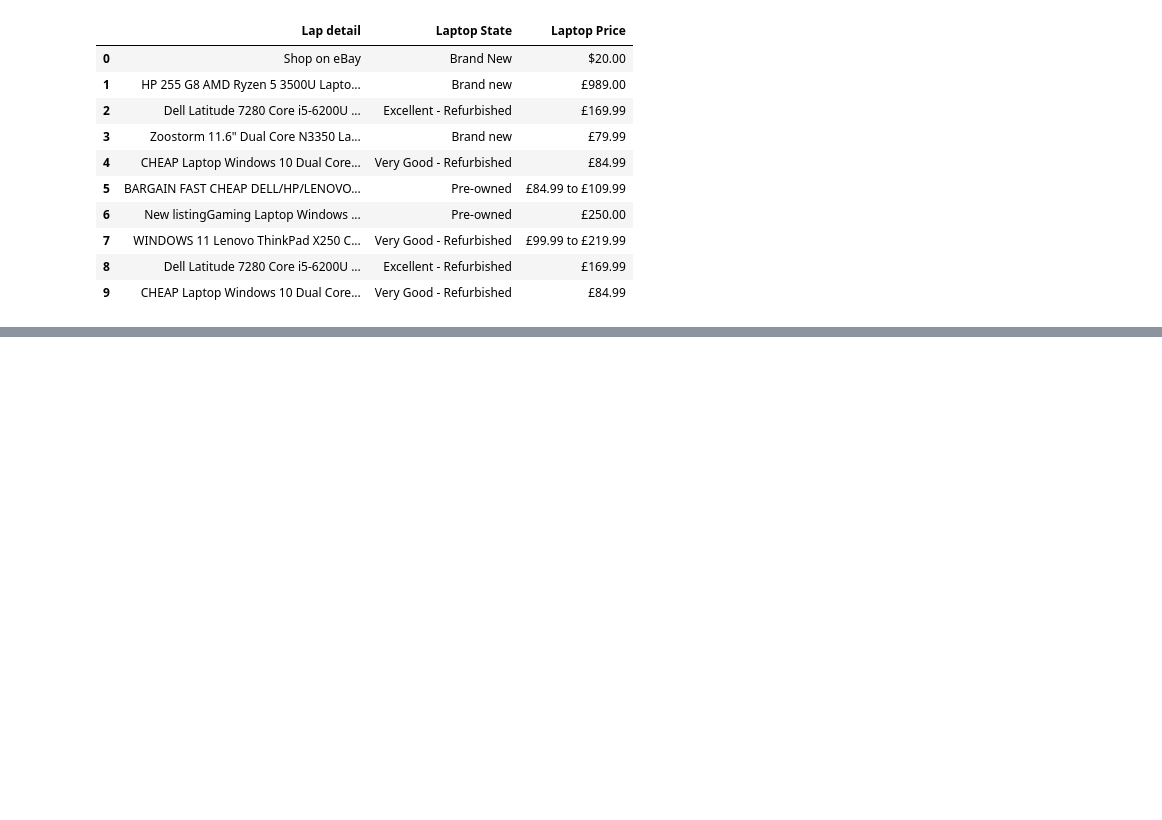
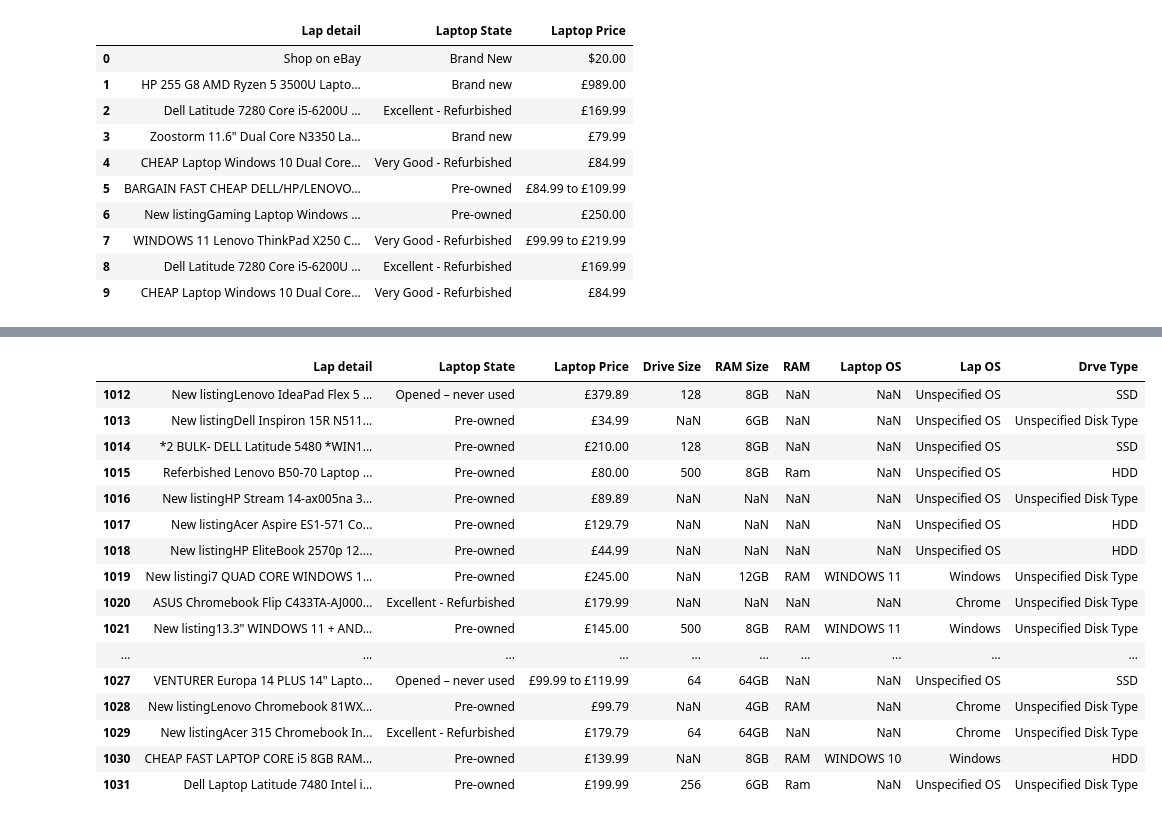
Before and after one commit to dekings44/ebay_product_price_analysis, a Jupyter notebook: main.ipynb, the cells around one changed output, grey strips where cells are left out. Drawn from its saved outputs; the diff is of its cells as text; code cells hidden in the pictures; blank space fills up the shorter version.

```diff
--- a/main.ipynb
+++ b/main.ipynb
@@ -38,0 +45,2 @@ data.head(10)
+# %%
+data['RAM'] = data['Lap detail'].str.extract(r'(RAM|Ram|ram)')
@@ -38,0 +61,2 @@ data.head(10)
+# %%
+data['RAM Size'] = data['Lap detail'].str.extract(r'(2GB|2gb|3GB|3gb|4GB|4gb|6GB|6gb|8GB|8gb|12GB|12gb|16GB|16gb|32GB|32gb|64GB|64gb)')
@@ -38,0 +93,20 @@ data.head(10)
+# %%
+data.tail(20)
+# %% [output]
+|  | Lap detail | Laptop State | Laptop Price | Drive Size | RAM Size | RAM | Laptop OS | Lap OS | Drve Type |
+| 1012 | New listingLenovo IdeaPad Flex 5 ... | Opened – never used | £379.89 | 128 | 8GB | NaN | NaN | Unspecified OS | SSD |
+| 1013 | New listingDell Inspiron 15R N511... | Pre-owned | £34.99 | NaN | 6GB | NaN | NaN | Unspecified OS | Unspecified Disk Type |
+| 1014 | *2 BULK- DELL Latitude 5480 *WIN1... | Pre-owned | £210.00 | 128 | 8GB | NaN | NaN | Unspecified OS | SSD |
+| 1015 | Referbished Lenovo B50-70 Laptop ... | Pre-owned | £80.00 | 500 | 8GB | Ram | NaN | Unspecified OS | HDD |
+| 1016 | New listingHP Stream 14-ax005na 3... | Pre-owned | £89.89 | NaN | NaN | NaN | NaN | Unspecified OS | Unspecified Disk Type |
+| 1017 | New listingAcer Aspire ES1-571 Co... | Pre-owned | £129.79 | NaN | NaN | NaN | NaN | Unspecified OS | HDD |
+| 1018 | New listingHP EliteBook 2570p 12.... | Pre-owned | £44.99 | NaN | NaN | NaN | NaN | Unspecified OS | HDD |
+| 1019 | New listingi7 QUAD CORE WINDOWS 1... | Pre-owned | £245.00 | NaN | 12GB | RAM | WINDOWS 11 | Windows | Unspecified Disk Type |
+| 1020 | ASUS Chromebook Flip C433TA-AJ000... | Excellent - Refurbished | £179.99 | NaN | NaN | NaN | NaN | Chrome | Unspecified Disk Type |
+| 1021 | New listing13.3" WINDOWS 11 + AND... | Pre-owned | £145.00 | 500 | 8GB | RAM | WINDOWS 11 | Windows | Unspecified Disk Type |
+| ... | ... | ... | ... | ... | ... | ... | ... | ... | ... |
+| 1027 | VENTURER Europa 14 PLUS 14" Lapto... | Opened – never used | £99.99 to £119.99 | 64 | 64GB | NaN | NaN | Unspecified OS | SSD |
+| 1028 | New listingLenovo Chromebook 81WX... | Pre-owned | £99.79 | NaN | 4GB | RAM | NaN | Chrome | Unspecified Disk Type |
+| 1029 | New listingAcer 315 Chromebook In... | Excellent - Refurbished | £179.79 | 64 | 64GB | NaN | NaN | Chrome | Unspecified Disk Type |
+| 1030 | CHEAP FAST LAPTOP CORE i5 8GB RAM... | Pre-owned | £139.99 | NaN | 8GB | RAM | WINDOWS 10 | Windows | HDD |
+| 1031 | Dell Laptop Latitude 7480 Intel i... | Pre-owned | £199.99 | 256 | 6GB | Ram | NaN | Unspecified OS | Unspecified Disk Type |
```
Also changed, not shown: parts of 15 cells of this notebook.
